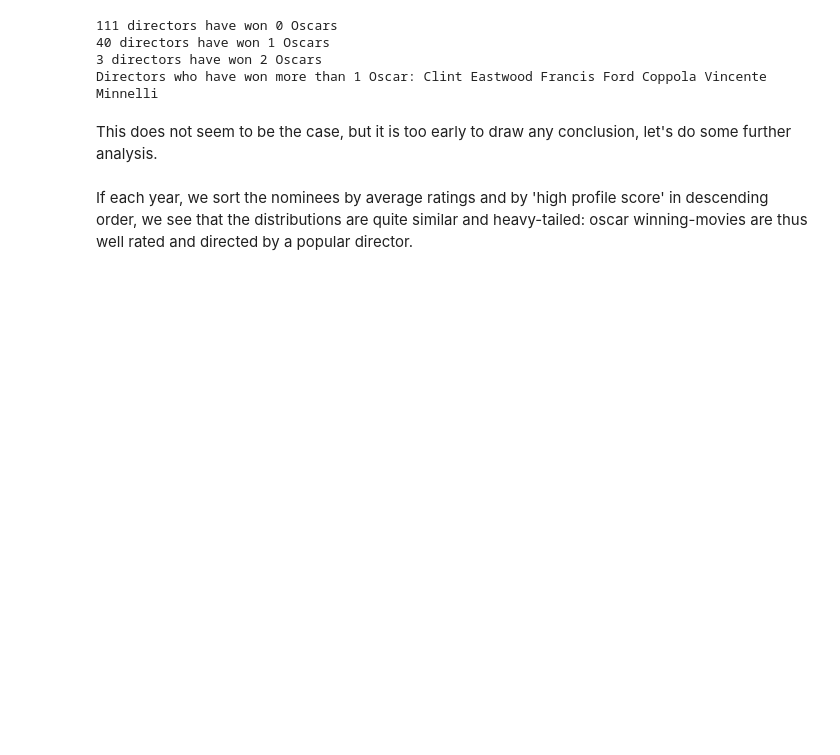
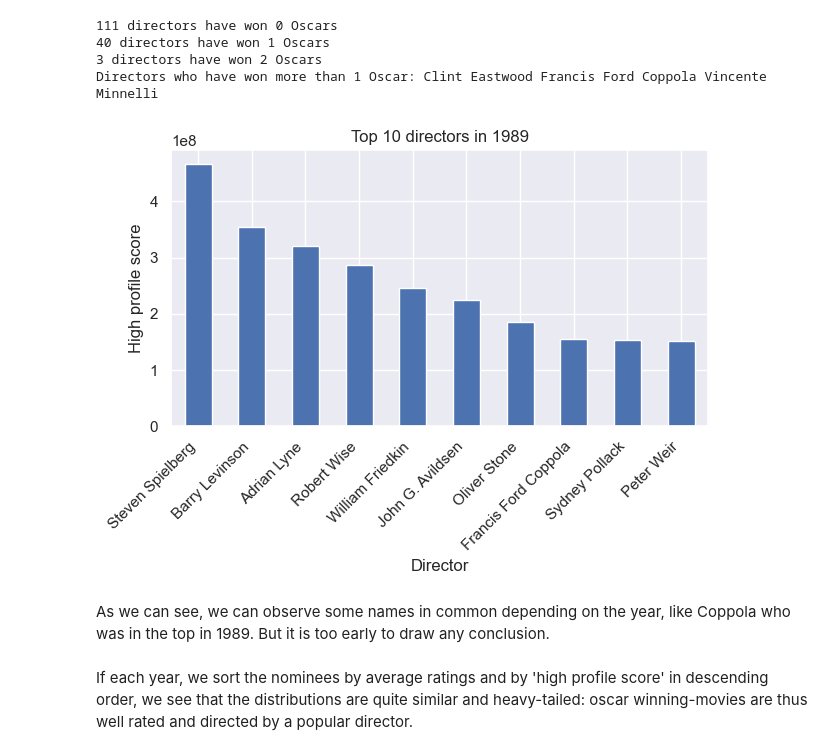
Before and after one commit to epfl-ada/ada-2024-project-badaboum, a Jupyter notebook: results.ipynb, the cells around one changed output. Drawn from its saved outputs; the diff is of its cells as text; code cells hidden in the pictures; blank space fills up the shorter version.

Commit message:
renamed question3 folder, added exlanation for actor score and top director

```diff
--- a/results.ipynb
+++ b/results.ipynb
@@ -401,7 +401,7 @@ This is the question we will be answering to in this section. We divide our appr
 
 To estimate how popular someone was at the year of the given oscar ceremony, we set a 'high profile score' as the mean of all the box office revenue the person has participated in before the oscar ceremony.
 # %%
-df_Q3, df_actor = q3.load_data_Q3()
+df_Q3, df_actor = actor_director.load_data_Q3()
 #for the first part, we only consider the nominated movies
 df_nominated = df_Q3[df_Q3['nominated'] == 1].copy()
 # %% [markdown]
@@ -409,6 +409,6 @@ df_nominated = df_Q3[df_Q3['nominated'] == 1].copy()
 
 As a quick check, do we see the same names when displaying the directors with the highest profile scores and the ones that won the most oscar ?
 # %%
-first_year, last_year, director_revenue_year = q3.compute_profile_score(df_nominated)
+first_year, last_year, director_revenue_year = actor_director.compute_profile_score(df_nominated)
 # %%
 
@@ -422,8 +422,12 @@ q3.count_won_oscar(df_nominated)
 40 directors have won 1 Oscars
 3 directors have won 2 Oscars
 Directors who have won more than 1 Oscar: Clint Eastwood Francis Ford Coppola Vincente Minnelli
-# %% [markdown]
-This does not seem to be the case, but it is too early to draw any conclusion, let's do some further analysis.
+# %%
+actor_director.plot_top_directors(director_revenue_year, 1989, 10)
+# %% [output]
+[figure, added]
+# %% [markdown]
+As we can see, we can observe some names in common depending on the year, like Coppola who was in the top in 1989. But it is too early to draw any conclusion.
 # %% [markdown]
 
 
```
Also changed, not shown: parts of 15 cells of this notebook, 6 other files.
